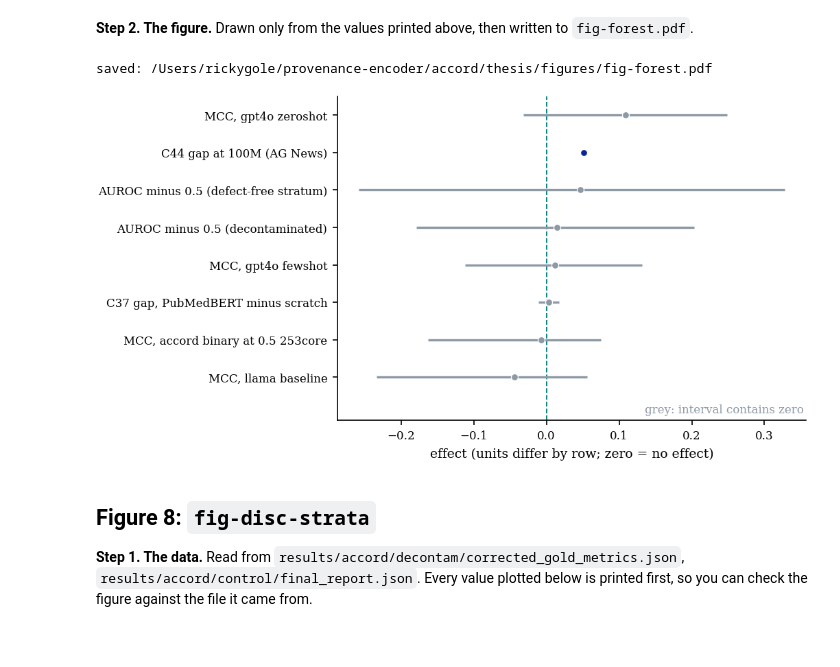
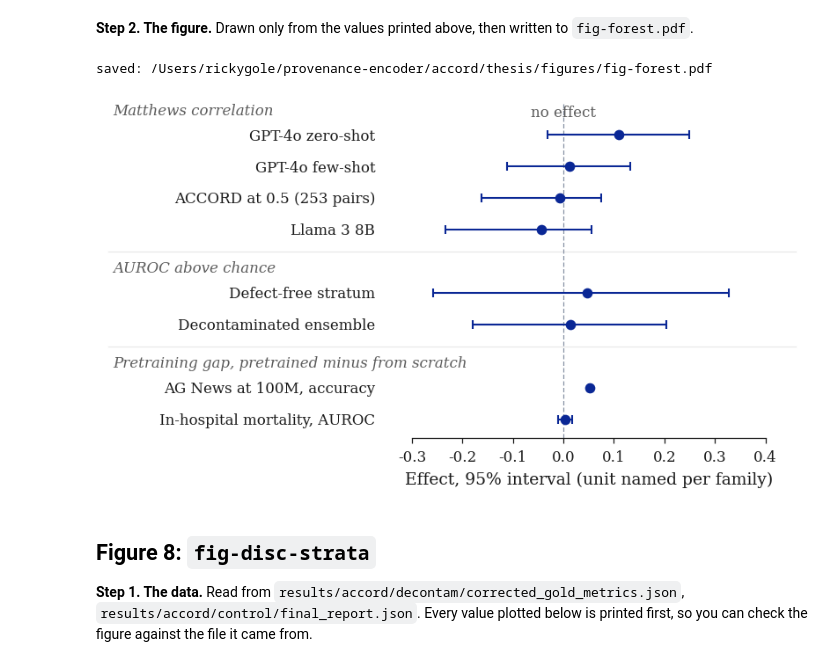
Before and after one commit to Rickygole/provenance-encoder, a Jupyter notebook: accord/thesis/figures/Thesis_Figures_PerFigure.ipynb, the cells around one changed output. Cells and saved outputs as stored; diff of their text form; code cells hidden in the pictures.

```diff
--- a/accord/thesis/figures/Thesis_Figures_PerFigure.ipynb
+++ b/accord/thesis/figures/Thesis_Figures_PerFigure.ipynb
@@ -687,6 +927,12 @@ p_transfer = os.path.join(RESULTS_ACCORD, "generality", "transfer_results_correc
 d_transfer = json.load(open(p_transfer))
 f1 = [d_transfer["hf_reference"]["rule_type_f1"], d_transfer["sepsis"]["rule_type_f1"], d_transfer["aki"]["rule_type_f1"]]
 cohort_labels = ["HF\n(in domain)", "sepsis", "AKI"]
+n_cand = [d_transfer["hf_reference"]["n_candidates"], d_transfer["sepsis"]["n_candidates"],
+          d_transfer["aki"]["n_candidates"]]
+# The three seeds behind each mean, read from the same file the means come from.
+seeds = sorted(d_agg["per_seed"])
+seed_N = [d_agg["per_seed"][s]["authority_scale"]["alpha_nursing"] for s in seeds]
+seed_D = [d_agg["per_seed"][s]["authority_scale"]["alpha_discharge"] for s in seeds]
 
 p_audit = os.path.join(RESULTS_ACCORD, "number_provenance_audit.json")
 d_audit = json.load(open(p_audit))
@@ -698,8 +944,10 @@ claim = next(r for r in d_audit["records"] if "45.2" in r["claim"])
 print("fig-falsification: values plotted")
 print(f"  alpha_N (nursing authority scale), 3-seed mean +/- std : {aN:.4f} +/- {sN:.4f}")
 print(f"  alpha_D (discharge authority scale), 3-seed mean +/- std: {aD:.4f} +/- {sD:.4f}")
-for lab, v in zip(cohort_labels, f1):
-    print(f"  rule-type F1, {lab.replace(chr(10), ' '):16s}: {v:.4f}")
+for lab, v, nc in zip(cohort_labels, f1, n_cand):
+    print(f"  rule-type F1, {lab.replace(chr(10), ' '):16s}: {v:.4f}  (n={nc})")
+print(f"  alpha_N per seed: {['%.4f' % v for v in seed_N]}")
+print(f"  alpha_D per seed: {['%.4f' % v for v in seed_D]}")
 print("  alpha initialisation 0.5 / 1.0: a stated design constant, not a measurement;")
 print("    it is in no result file, and the figure legend now says so.")
 print("  NOT plotted (removed): held-out rule-prediction accuracy 0.4515")
@@ -912,30 +1238,47 @@ fig-forest: values plotted (sorted by estimate)
 # %% [markdown]
 **Step 2. The figure.** Drawn only from the values printed above, then written to `fig-forest.pdf`.
 # %%
-fig, ax = plt.subplots(figsize=(6.8, 3.7))
-fig.subplots_adjust(left=0.315, right=0.985, top=0.985, bottom=0.135)
-for i, (lab, e, lo, hi) in enumerate(rows):
-    crosses = lo <= 0 <= hi
-    c = DEAD if crosses else DARK
-    ax.hlines(i, lo, hi, color=c, lw=1.6)
-    ax.plot(e, i, "o", color=c, ms=4.8, markeredgecolor="w", markeredgewidth=0.6)
-ax.axvline(0, color=MID, lw=0.9, ls="--", zorder=0)
-ax.set_yticks(range(len(rows)))
-ax.set_yticklabels([r[0] for r in rows], fontsize=8.0)
-ax.set_xlabel("effect (units differ by row; zero = no effect)")
-# One extra row of headroom at the bottom holds the key, so it no longer sits on
-# the lowest interval.
-ax.set_ylim(-1.15, len(rows) - 0.5)
+fig, ax = plt.subplots(figsize=(FIGW, 3.00))
+canvas(fig)
+fig.subplots_adjust(left=0.400, right=0.985, top=0.985, bottom=0.140)
+# One colour for every estimate. Whether an interval contains zero is already
+# drawn, by whether it crosses the line; saying it again in grey said one fact
+# twice and needed a key to decode. All blue: this figure's claim is that the
+# whole column sits on the line, which no single mark carries, so nothing here
+# takes the accent.
+for yy, (lab, e, lo, hi) in placed:
+    ax.errorbar([e], [yy], xerr=[[e-lo], [hi-e]], fmt="o", color=BLUE, **ERRBAR, **DOT)
+ax.axvline(0, **CHANCE_STYLE)
+gt = ax.get_yaxis_transform()
+for ys in seps:
+    ax.plot([-0.66, 1.0], [ys, ys], transform=gt, color=GRID, lw=0.6,
+            clip_on=False, zorder=0)
+for yh, fam in heads:
+    ax.text(-0.65, yh, fam, transform=gt, ha="left", va="bottom", fontsize=8.0,
+            color=MUTE, style="italic", clip_on=False)
+ax.set_yticks([yy for yy, _ in placed])
+ax.set_yticklabels([r[0] for r in rows], fontsize=8.0, linespacing=1.25)
+ax.set_xlabel("Effect, 95% interval (unit named per family)")
+ax.set_xlim(-0.36, 0.46)
+ax.set_xticks([-0.3, -0.2, -0.1, 0.0, 0.1, 0.2, 0.3, 0.4])
+ax.set_ylim(-0.60, y_ceiling)
 n_cross = sum(1 for r in rows if r[2] <= 0 <= r[3])
-if SHOW_INFIGURE_TITLES: ax.set_title(f"{n_cross} of {len(rows)} headline estimates cross zero", loc="left", fontsize=9.5, pad=8)
-ax.text(0.995, 0.015, "grey: interval contains zero", transform=ax.transAxes,
-        ha="right", va="bottom", fontsize=8.0, color=DEAD)
+if SHOW_INFIGURE_TITLES: ax.set_title(f"{n_cross} of {len(rows)} headline estimates cross zero",
+             loc="left", fontsize=9.5, pad=8)
+ax.text(0, y_top_row + 0.46, "no effect", fontsize=8.0, color=MUTE, ha="center",
+        va="bottom")
+# The measured axis keeps its spine, extended past the widest cap so no interval
+# runs off the end of the scale it is read on. The categorical axis has none: a
+# rule beside eight row labels reads as a bracket over all eight.
+lean(ax, xbounds=(-0.3, 0.4))
+ax.spines["left"].set_visible(False)
+ax.tick_params(axis="y", length=0)
 
 save_fig(fig, "fig-forest.pdf")
 plt.show()
 # %% [output]
 saved: /Users/rickygole/provenance-encoder/accord/thesis/figures/fig-forest.pdf
-[figure, old version]
+[figure, new version]
 # %% [markdown]
 ## Figure 8: `fig-disc-strata`
 
```
Also changed, not shown: parts of 21 cells of this notebook, 30 other files.
